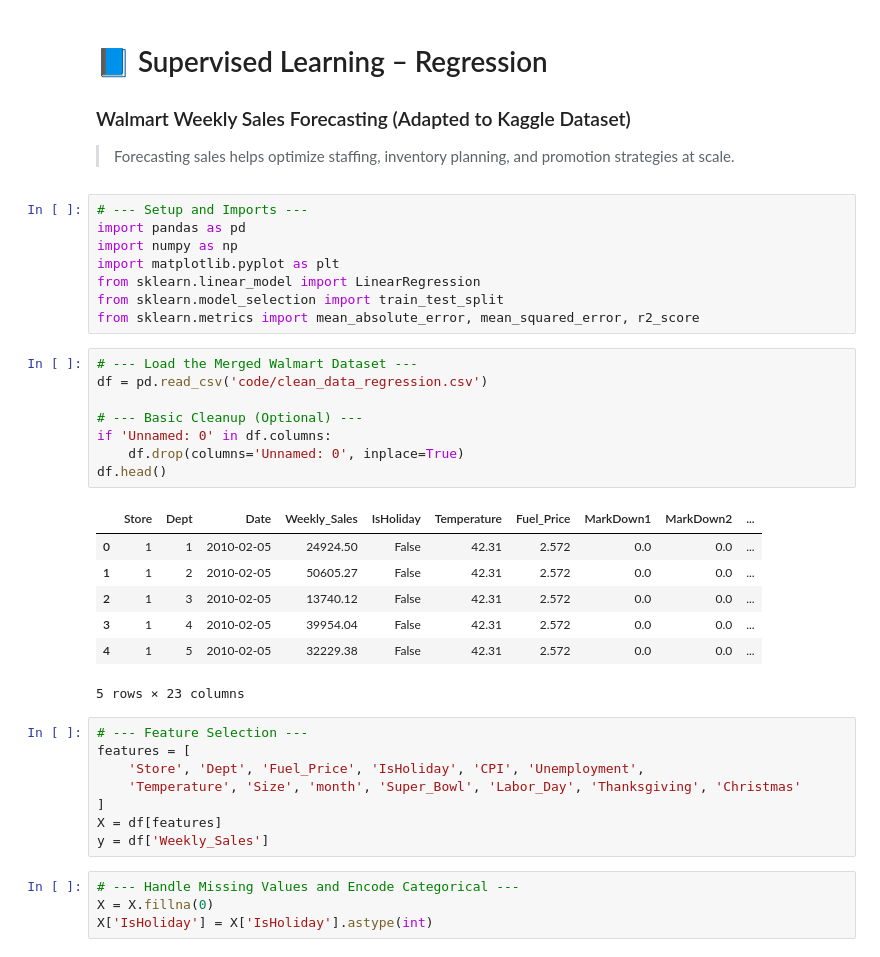
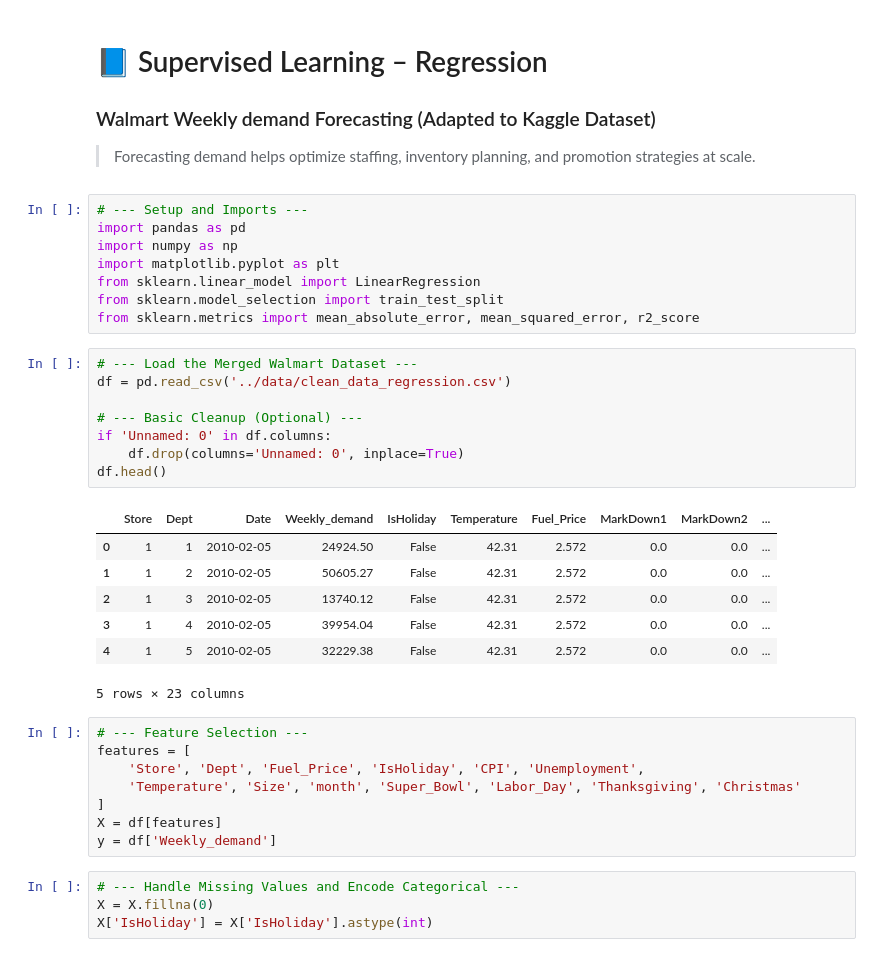
Before and after one commit to saikisri97/Optimisation, a Jupyter notebook: For_AI_Lecture/code/walmart_sales_regression_kaggle_adapted.ipynb, the cells around one changed output. Drawn from its saved outputs; the diff is of its cells as text.

```diff
--- a/For_AI_Lecture/code/walmart_sales_regression_kaggle_adapted.ipynb
+++ b/For_AI_Lecture/code/walmart_sales_regression_kaggle_adapted.ipynb
@@ -1,7 +1,7 @@
 # %% [markdown]
 # 📘 Supervised Learning – Regression
-### Walmart Weekly Sales Forecasting (Adapted to Kaggle Dataset)
-> Forecasting sales helps optimize staffing, inventory planning, and promotion strategies at scale.
+### Walmart Weekly demand Forecasting (Adapted to Kaggle Dataset)
+> Forecasting demand helps optimize staffing, inventory planning, and promotion strategies at scale.
 # %%
 # --- Setup and Imports ---
 import pandas as pd
@@ -12,14 +12,14 @@ from sklearn.model_selection import train_test_split
 from sklearn.metrics import mean_absolute_error, mean_squared_error, r2_score
 # %%
 # --- Load the Merged Walmart Dataset ---
-df = pd.read_csv('code/clean_data_regression.csv')
+df = pd.read_csv('../data/clean_data_regression.csv')
 
 # --- Basic Cleanup (Optional) ---
 if 'Unnamed: 0' in df.columns:
     df.drop(columns='Unnamed: 0', inplace=True)
 df.head()
 # %% [output]
-|  | Store | Dept | Date | Weekly_Sales | IsHoliday | Temperature | Fuel_Price | MarkDown1 | MarkDown2 | ... |
+|  | Store | Dept | Date | Weekly_demand | IsHoliday | Temperature | Fuel_Price | MarkDown1 | MarkDown2 | ... |
 | 0 | 1 | 1 | 2010-02-05 | 24924.50 | False | 42.31 | 2.572 | 0.0 | 0.0 | ... |
 | 1 | 1 | 2 | 2010-02-05 | 50605.27 | False | 42.31 | 2.572 | 0.0 | 0.0 | ... |
 | 2 | 1 | 3 | 2010-02-05 | 13740.12 | False | 42.31 | 2.572 | 0.0 | 0.0 | ... |
@@ -33,7 +33,7 @@ features = [
     'Temperature', 'Size', 'month', 'Super_Bowl', 'Labor_Day', 'Thanksgiving', 'Christmas'
 ]
 X = df[features]
-y = df['Weekly_Sales']
+y = df['Weekly_demand']
 # %%
 # --- Handle Missing Values and Encode Categorical ---
 X = X.fillna(0)
```
Also changed, not shown: parts of 4 cells of this notebook, 2 other files.
